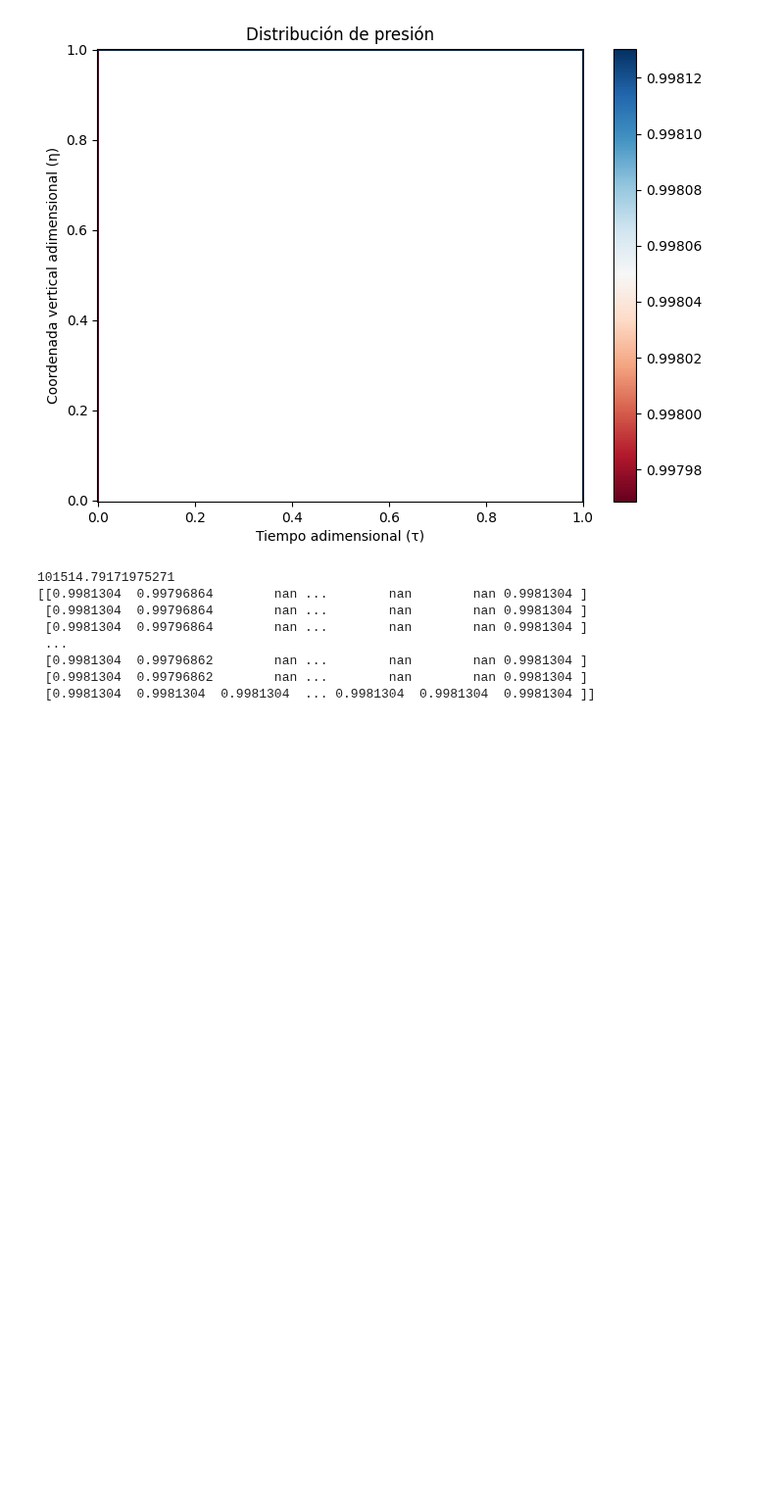
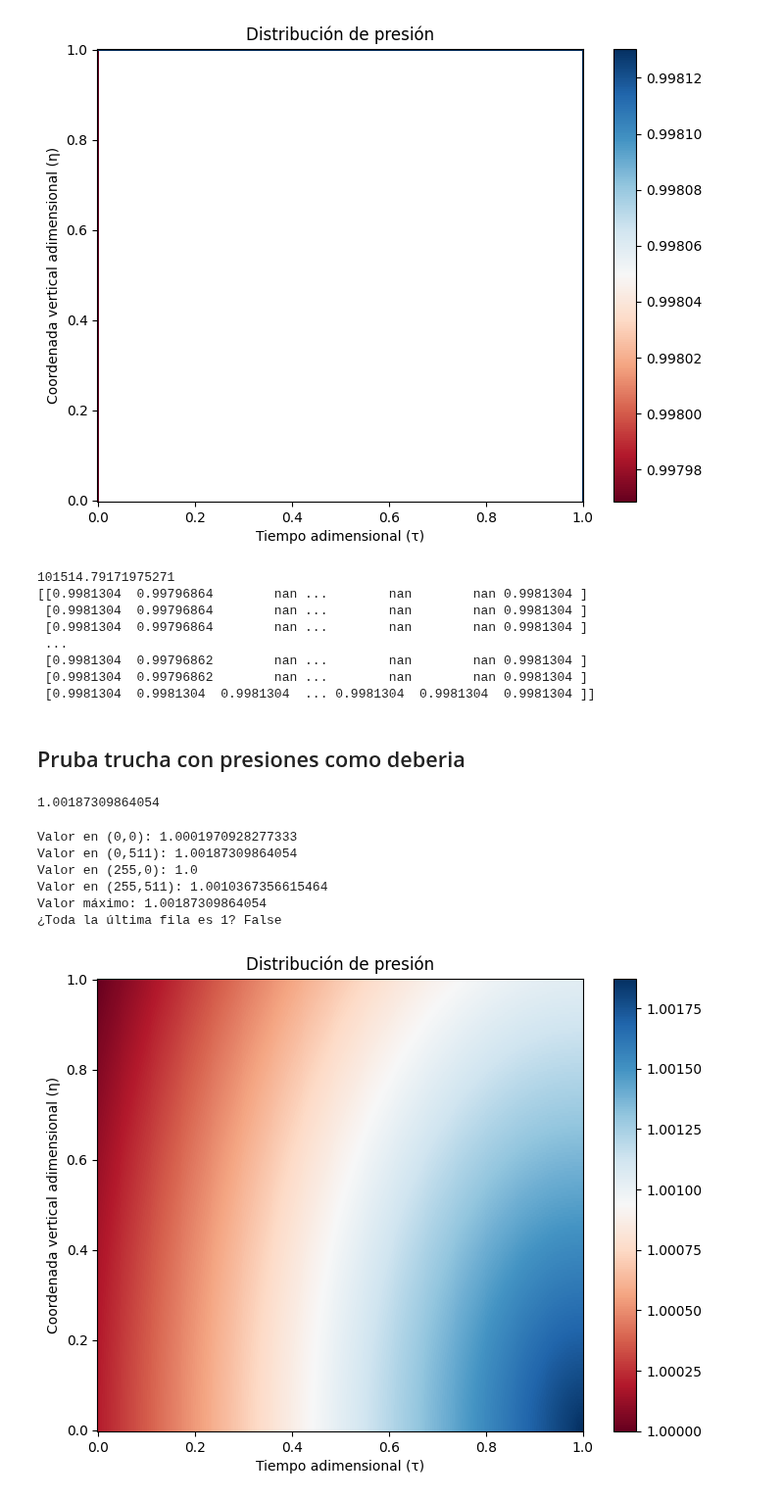
Before and after one commit to angelgvillatoro/bullville_M1, a Jupyter notebook: tfm/pruebas.ipynb, the cells around one changed output. Shown at 98% size. Drawn from its saved outputs; the diff is of its cells as text; code cells hidden in the pictures; blank space fills up the shorter version.

Commit message:
inicio de presiones truchas

```diff
--- a/tfm/pruebas.ipynb
+++ b/tfm/pruebas.ipynb
@@ -175,3 +175,75 @@ print(Pi)
  [0.9981304  0.99796862        nan ...        nan        nan 0.9981304 ]
  [0.9981304  0.99796862        nan ...        nan        nan 0.9981304 ]
  [0.9981304  0.9981304  0.9981304  ... 0.9981304  0.9981304  0.9981304 ]]
+# %% [markdown]
+## Pruba trucha con presiones como deberia
+# %%
+Pi_max = p_e/p_atm
+print(Pi_max)
+# %% [output]
+1.00187309864054
+# %%
+import numpy as np
+
+def create_radial_matrix(rows, cols, center_value):
+    # Crear una matriz de ceros
+    matrix = np.zeros((rows, cols))
+
+    # Establecer la primera fila, última fila y primera columna a 1
+    matrix[0, :] = 1
+    matrix[-1, :] = 1  # Última fila (índice 255)
+    matrix[:, 0] = 1
+
+    # Calcular el centro
+    center_row, center_col = 0, cols-1
+
+    # Crear una malla de coordenadas
+    y, x = np.ogrid[:rows, :cols]
+
+    # Calcular la distancia desde cada punto al centro
+    distance = np.sqrt((y - center_row)**2 + (x - center_col)**2)
+
+    # Normalizar la distancia
+    max_distance = np.max(distance)
+    normalized_distance = distance / max_distance
+
+    # Crear la distribución radial
+    radial_distribution = 1 + (center_value - 1) * (1 - normalized_distance)
+
+    # Aplicar la distribución radial a la matriz
+    matrix = np.maximum(matrix, radial_distribution)
+
+    return matrix
+
+# Crear la matriz
+rows, cols = 256, 512
+center_value = 1.00187309864054
+matrix = create_radial_matrix(rows, cols, center_value)
+
+# Verificar algunos valores
+print(f"Valor en (0,0): {matrix[0,0]}")
+print(f"Valor en (0,511): {matrix[0,511]}")
+print(f"Valor en (255,0): {matrix[255,0]}")
+print(f"Valor en (255,511): {matrix[255,511]}")
+print(f"Valor máximo: {np.max(matrix)}")
+
+# Verificar que toda la última fila es 1
+print(f"¿Toda la última fila es 1? {np.all(matrix[-1,:] == 1)}")
+
+
+# Mapa de calor de Π
+plt.figure(figsize=(8, 6))
+plt.pcolormesh(tau, eta, matrix, cmap='RdBu')
+plt.colorbar()
+plt.xlabel('Tiempo adimensional (τ)')
+plt.ylabel('Coordenada vertical adimensional (η)')
+plt.title('Distribución de presión')
+plt.show()
+# %% [output]
+Valor en (0,0): 1.0001970928277333
+Valor en (0,511): 1.00187309864054
+Valor en (255,0): 1.0
+Valor en (255,511): 1.0010367356615464
+Valor máximo: 1.00187309864054
+¿Toda la última fila es 1? False
+[figure, added]
```
Also changed, not shown: parts of 2 cells of this notebook.
